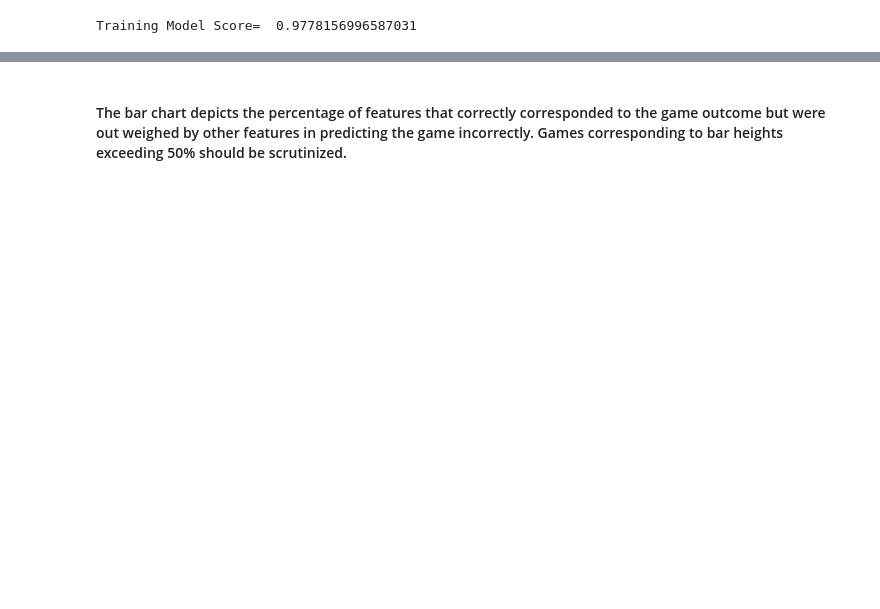
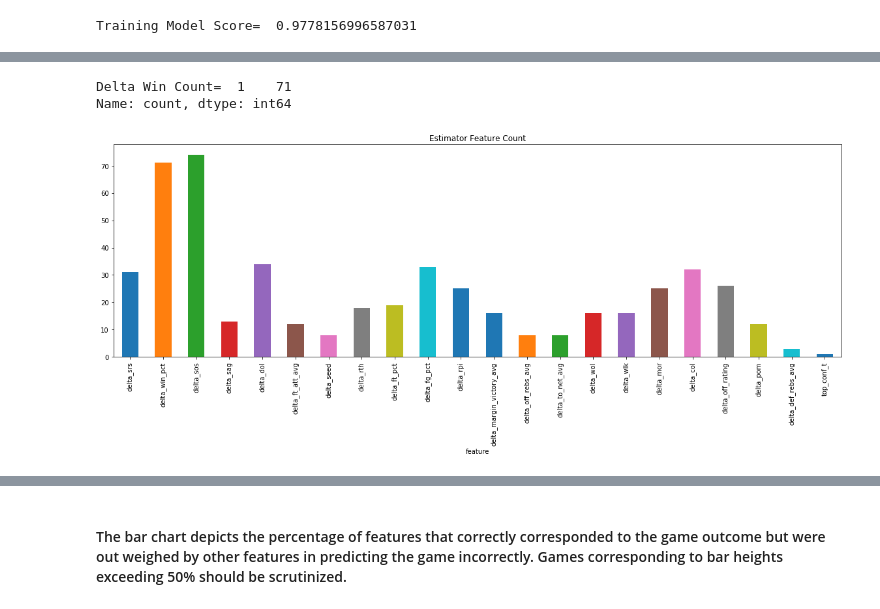
Before and after one commit to chipk215/ncaa_basketball, a Jupyter notebook: Models/Tournament_Model_AdaBoost-Delta_No_Opp_Stats.ipynb, the cells around one changed output, grey strips where cells are left out. Cells and saved outputs as stored; diff of their text form; code cells hidden in the pictures; blank space fills up the shorter version.

```diff
--- a/Models/Tournament_Model_AdaBoost-Delta_No_Opp_Stats.ipynb
+++ b/Models/Tournament_Model_AdaBoost-Delta_No_Opp_Stats.ipynb
@@ -340,0 +211,4 @@ tourney_comp_ratings.drop(columns=['season_o'], inplace=True)
+# %%
+tourney_data = recode_tourney_data(tourney_data)
+tourney_data = merge_tourney_summary_data(tourney_data, summary_data)
+tourney_data = join_tourney_team_data(tourney_data, teams)
@@ -502 +389,18 @@ top_conf_t   0.0033222591362126247
 top_conf_o   0.0
+# %%
+feature_dict={}
+threshold_dict = {}
+for stub_estimator in bdt.estimators_:
+    stub_tree = stub_estimator.tree_
+    stub_feature_index = stub_tree.feature[0]
+    stub_feature = X_train.columns[stub_feature_index]
+    if stub_feature in feature_dict:
+        feature_dict[stub_feature] +=1
+        threshold_dict[stub_feature].append(stub_tree.threshold[0])
+    else:
+        feature_dict[stub_feature] = 1
+        threshold_dict[stub_feature] = []
+        threshold_dict[stub_feature].append(stub_tree.threshold[0])
+
+
+feature_dict
@@ -502,0 +425,3 @@ top_conf_o   0.0
+# %%
+labels = list(feature_dict.keys())
+labels
@@ -502,0 +446,13 @@ top_conf_o   0.0
+# %%
+values = list(feature_dict.values())
+values
+
+df = pd.DataFrame({'feature':labels, 'count':values})
+ax = df.plot.bar(x='feature', y='count', legend=None)
+ax.set_title('Estimator Feature Count')
+ax.figure.set_size_inches(20,6)
+print("Delta Win Count= ",df[df['feature']=='delta_win_pct']['count'])
+# %% [output]
+Delta Win Count=  1    71
+Name: count, dtype: int64
+[figure, added]
```
Also changed, not shown: parts of 91 cells of this notebook, 7 other files.
